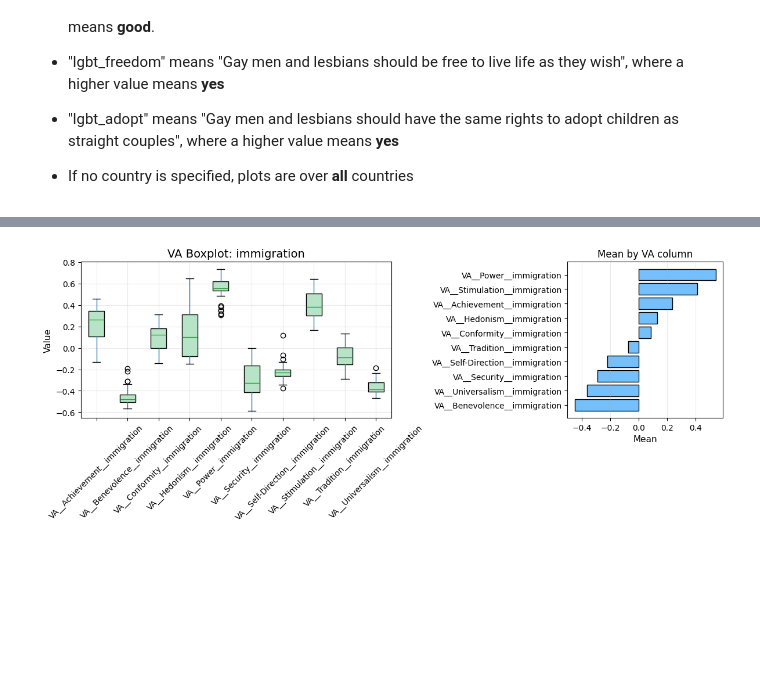
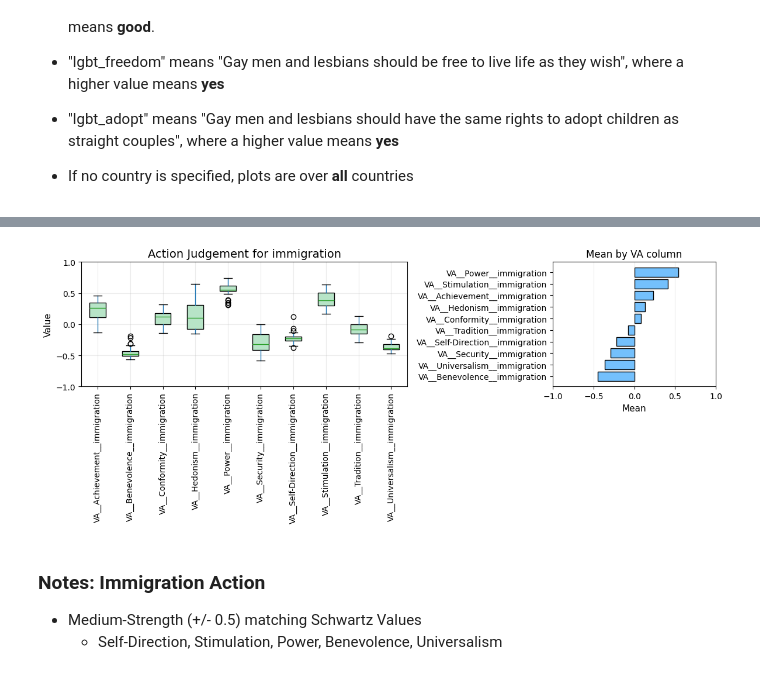
Before and after one commit to JosephTrevorrow/HCVA-plus-plus, a Jupyter notebook: value_system_explorer.ipynb, the cells around one changed output, grey strips where cells are left out. Drawn from its saved outputs; the diff is of its cells as text; code cells hidden in the pictures; blank space fills up the shorter version.

Commit message:
Added comments/fixed some data analysis

```diff
--- a/value_system_explorer.ipynb
+++ b/value_system_explorer.ipynb
@@ -37,25 +40,0 @@ value_system_df
-# %%
-import matplotlib.pyplot as plt
-
-selected_columns = [
-    "P__Universalism__Achievement",
-    "P__Universalism__Benevolence",
-    "P__Universalism__Conformity",
-    "P__Universalism__Hedonism",
-    "P__Universalism__Power",
-    "P__Universalism__Security",
-    "P__Universalism__Self-Direction",
-    "P__Universalism__Stimulation",
-    "P__Universalism__Tradition",
-#    "P__Universalism__Universalism",
-]
-plt.figure(figsize=(10, 6))
-for col in selected_columns:
-    plt.hist(value_system_df[col], bins=10, alpha=0.6, label=col)
-plt.title('Distribution of Value Preferences for the value of Universalism', fontsize=16)
-plt.xlabel('Value Range', fontsize=12)
-plt.ylabel('Frequency', fontsize=12)
-plt.legend(fontsize=10)
-plt.grid(alpha=0.3)
-plt.tight_layout()
-plt.show()
@@ -65,0 +41,13 @@ plt.show()
+# %%
+# Find all columns that start with "P__"
+pref_cols = pd.DataFrame(value_system_df.filter(regex="^P__"))
+# Remove all cols that have the same two values (P__Universalism__Universalism, P__Benevolence__Benevolence, etc.)
+for col in pref_cols.columns:
+    col_split = col.split("__")
+    if len(col_split) == 3 and col_split[1] == col_split[2]:
+        pref_cols = pref_cols.drop(col, axis=1)
+    else:
+        # Not dropped, so drop the symmetrical col (P__A__B == P__B__A)
+        symmetrical_col = "P__"+ col_split[2] + "__" + col_split[1]
+        if col in pref_cols.columns:
+            pref_cols = pref_cols.drop(columns=[symmetrical_col], axis=1)
@@ -70,36 +138,42 @@ import matplotlib.pyplot as plt
 def _va_cols_for_topic(df, topic: str):
     # Get all VA columns for a given topic
     pattern = re.compile(rf"^VA__.*__{re.escape(topic)}$", flags=re.IGNORECASE)
     return [c for c in df.columns if pattern.match(c)]
 
 def plot_va_topic(df, topic: str, figsize=(12, 5)):
     # Plot VA boxplot and mean by VA column for a given topic
     cols = _va_cols_for_topic(df, topic)
     if not cols:
         raise ValueError(f"No VA columns found for topic '{topic}'. Expected columns like 'VA__<Value>__{topic}'.")
     cols = sorted(cols)
 
     fig, axes = plt.subplots(1, 2, figsize=figsize, gridspec_kw={"width_ratios": [2, 1]})
 
     df[cols].boxplot(ax=axes[0], patch_artist=True, boxprops=dict(facecolor="#b7e4c7"))
-    axes[0].set_title(f"VA Boxplot: {topic}", fontsize=14)
+    axes[0].set_title(f"Action Judgement for {topic}", fontsize=14)
     axes[0].set_ylabel("Value", fontsize=11)
-    axes[0].tick_params(axis="x", rotation=45)
+    axes[0].tick_params(axis="x", rotation=90)
+    axes[0].set_ylim(-1, 1)
     axes[0].grid(alpha=0.25)
 
     means = df[cols].mean(numeric_only=True).sort_values(ascending=False)
     axes[1].barh(means.index, means.values, color="#74c0fc", edgecolor="black")
     axes[1].set_title("Mean by VA column", fontsize=12)
     axes[1].set_xlabel("Mean", fontsize=11)
     axes[1].invert_yaxis()
+    axes[1].set_xlim(-1, 1)
     axes[1].grid(axis="x", alpha=0.25)
 
     plt.tight_layout()
     plt.show()
 
 plot_va_topic(value_system_df, "immigration")
 # %% [output]
-[figure, old version]
+[figure, new version]
+# %% [markdown]
+### Notes: Immigration Action
+- Medium-Strength (+/- 0.5) matching Schwartz Values
+    - Self-Direction, Stimulation, Power, Benevolence, Universalism
 # %%
 plot_va_topic(value_system_df, "lgbt_freedom")
 # %% [output]
```
Also changed, not shown: parts of 21 cells of this notebook.
